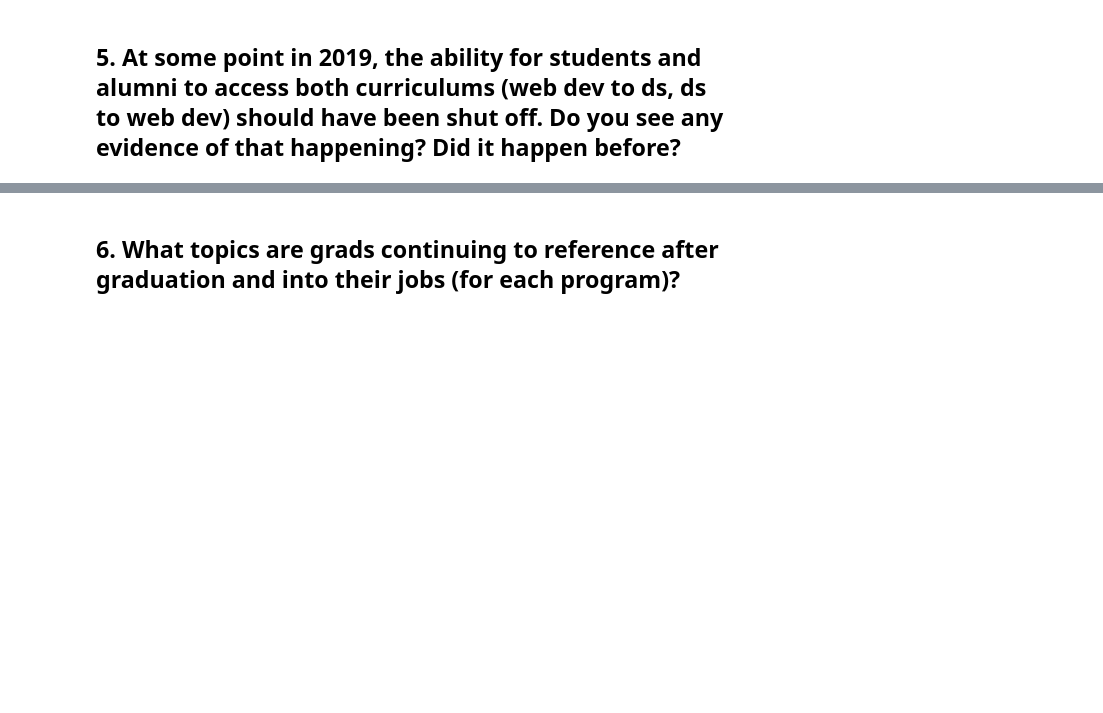
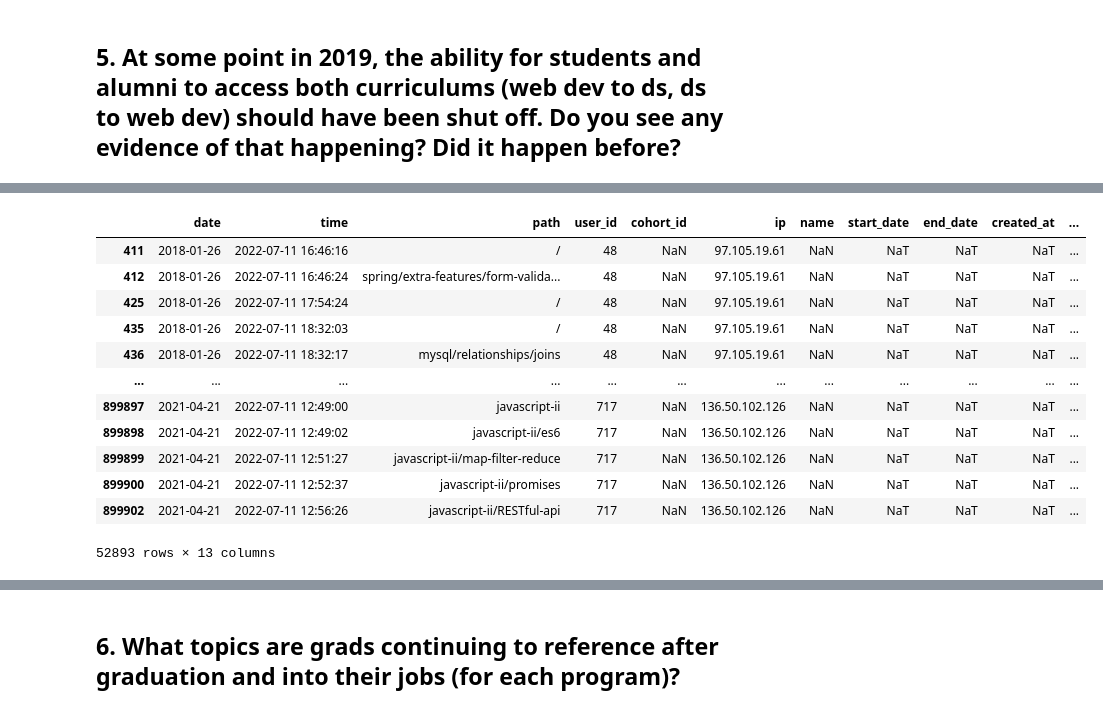
Before and after one commit to greg-paige-kayla-lincoln/anomaly_detection_project, a Jupyter notebook: greg_scratchpad.ipynb, the cells around one changed output, grey strips where cells are left out. Cells and saved outputs as stored; diff of their text form; code cells hidden in the pictures; blank space fills up the shorter version.

```diff
--- a/greg_scratchpad.ipynb
+++ b/greg_scratchpad.ipynb
@@ -62,0 +106,16 @@ TypeError: unsupported operand type(s) for &: 'int' and 'str'
+# %%
+df[df.program_id.isnull()]
+# %% [output]
+|  | date | time | path | user_id | cohort_id | ip | name | start_date | end_date | created_at | ... |
+| 411 | 2018-01-26 | 2022-07-11 16:46:16 | / | 48 | NaN | 97.105.19.61 | NaN | NaT | NaT | NaT | ... |
+| 412 | 2018-01-26 | 2022-07-11 16:46:24 | spring/extra-features/form-valida... | 48 | NaN | 97.105.19.61 | NaN | NaT | NaT | NaT | ... |
+| 425 | 2018-01-26 | 2022-07-11 17:54:24 | / | 48 | NaN | 97.105.19.61 | NaN | NaT | NaT | NaT | ... |
+| 435 | 2018-01-26 | 2022-07-11 18:32:03 | / | 48 | NaN | 97.105.19.61 | NaN | NaT | NaT | NaT | ... |
+| 436 | 2018-01-26 | 2022-07-11 18:32:17 | mysql/relationships/joins | 48 | NaN | 97.105.19.61 | NaN | NaT | NaT | NaT | ... |
+| ... | ... | ... | ... | ... | ... | ... | ... | ... | ... | ... | ... |
+| 899897 | 2021-04-21 | 2022-07-11 12:49:00 | javascript-ii | 717 | NaN | 136.50.102.126 | NaN | NaT | NaT | NaT | ... |
+| 899898 | 2021-04-21 | 2022-07-11 12:49:02 | javascript-ii/es6 | 717 | NaN | 136.50.102.126 | NaN | NaT | NaT | NaT | ... |
+| 899899 | 2021-04-21 | 2022-07-11 12:51:27 | javascript-ii/map-filter-reduce | 717 | NaN | 136.50.102.126 | NaN | NaT | NaT | NaT | ... |
+| 899900 | 2021-04-21 | 2022-07-11 12:52:37 | javascript-ii/promises | 717 | NaN | 136.50.102.126 | NaN | NaT | NaT | NaT | ... |
+| 899902 | 2021-04-21 | 2022-07-11 12:56:26 | javascript-ii/RESTful-api | 717 | NaN | 136.50.102.126 | NaN | NaT | NaT | NaT | ... |
+52893 rows × 13 columns
```
Also changed, not shown: parts of 24 cells of this notebook.
